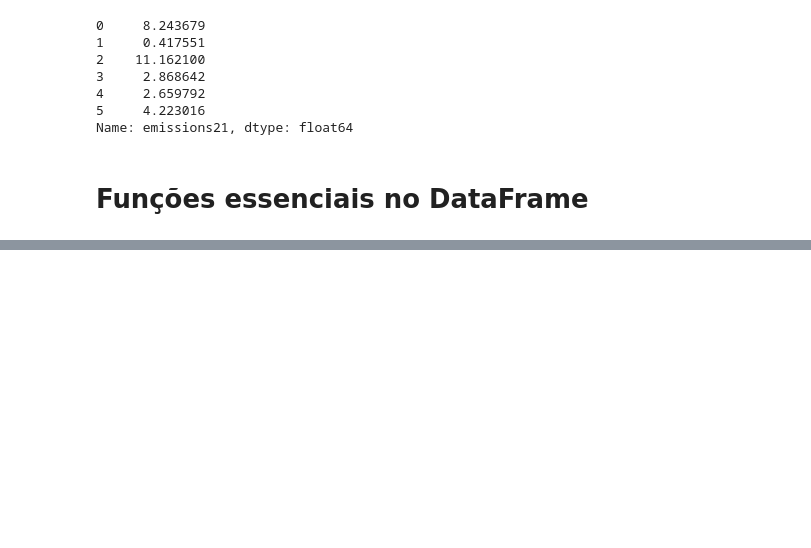
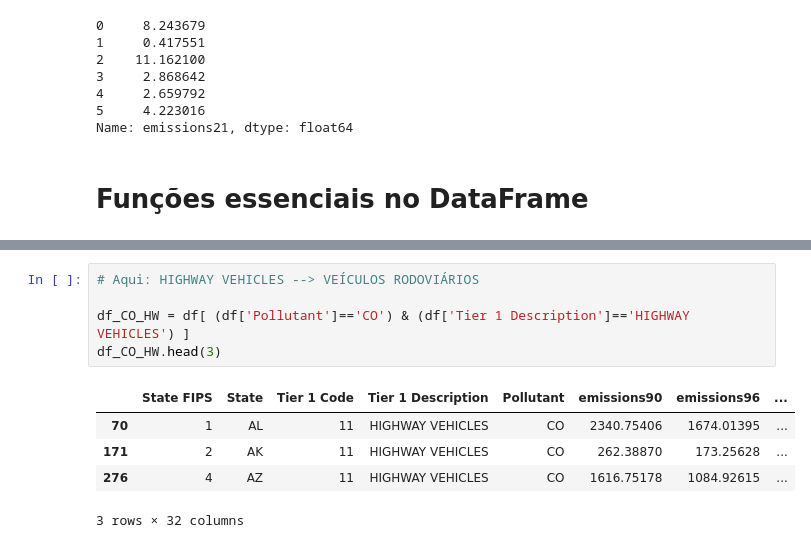
Before and after one commit to EddyGiusepe/Repasso_Python, a Jupyter notebook: Pandas_Library_with_Python.ipynb, the cells around one changed output, grey strips where cells are left out. Cells and saved outputs as stored; diff of their text form; blank space fills up the shorter version.

```diff
--- a/Pandas_Library_with_Python.ipynb
+++ b/Pandas_Library_with_Python.ipynb
@@ -136,0 +194,11 @@ Name: emissions21, dtype: float64
+# %%
+# Aqui: HIGHWAY VEHICLES --> VEÍCULOS RODOVIÁRIOS
+
+df_CO_HW = df[ (df['Pollutant']=='CO') & (df['Tier 1 Description']=='HIGHWAY VEHICLES') ]
+df_CO_HW.head(3)
+# %% [output]
+|  | State FIPS | State | Tier 1 Code | Tier 1 Description | Pollutant | emissions90 | emissions96 | ... |
+| 70 | 1 | AL | 11 | HIGHWAY VEHICLES | CO | 2340.75406 | 1674.01395 | ... |
+| 171 | 2 | AK | 11 | HIGHWAY VEHICLES | CO | 262.38870 | 173.25628 | ... |
+| 276 | 4 | AZ | 11 | HIGHWAY VEHICLES | CO | 1616.75178 | 1084.92615 | ... |
+3 rows × 32 columns
```
Also changed, not shown: parts of 13 cells of this notebook.
